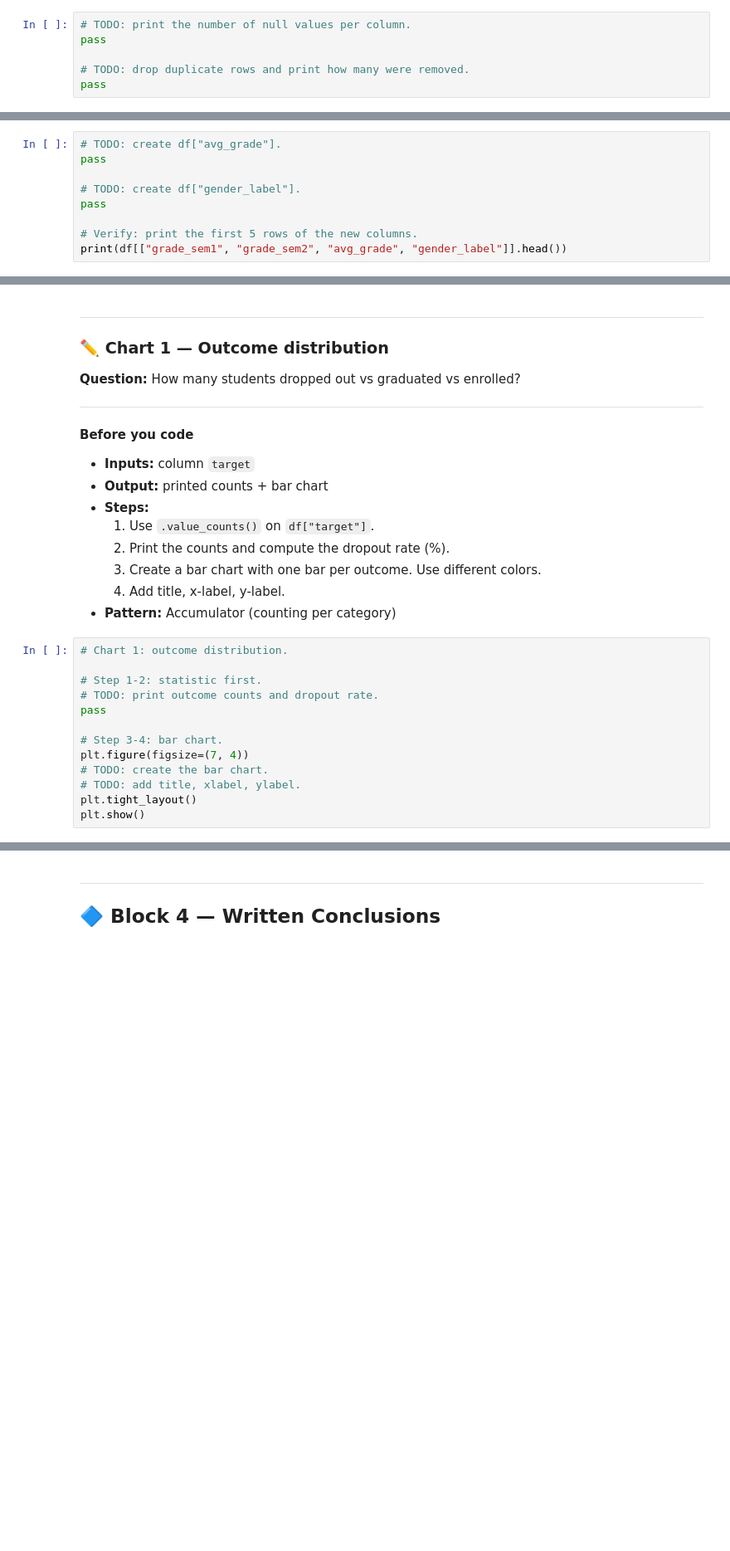
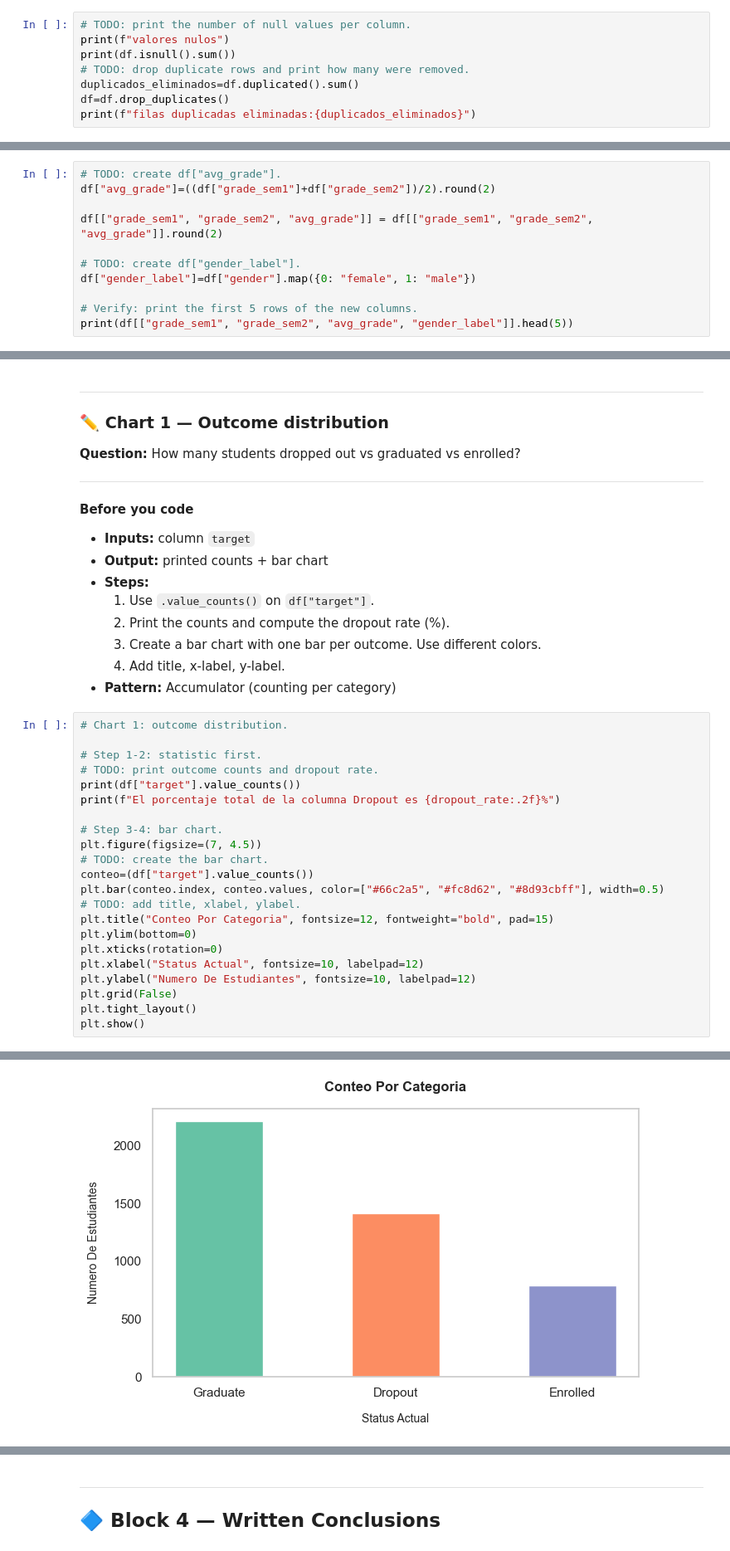
Before and after one commit to juliancho3110/python-courses, a Jupyter notebook: module11/module11_integrated_application.ipynb, the cells around one changed output, grey strips where cells are left out. Shown at 83% size. Drawn from its saved outputs; the diff is of its cells as text; blank space fills up the shorter version.

```diff
--- a/module11/module11_integrated_application.ipynb
+++ b/module11/module11_integrated_application.ipynb
@@ -203,6 +288,8 @@ print("Columns after renaming:", df.columns.tolist())
 # %%
 # TODO: print the number of null values per column.
-pass
-
+print(f"valores nulos")
+print(df.isnull().sum())
 # TODO: drop duplicate rows and print how many were removed.
-pass
+duplicados_eliminados=df.duplicated().sum()
+df=df.drop_duplicates()
+print(f"filas duplicadas eliminadas:{duplicados_eliminados}")
@@ -213,10 +316,12 @@ pass
 2. `gender_label`: map `0` → `"Female"`, `1` → `"Male"` using `.map()`
 # %%
 # TODO: create df["avg_grade"].
-pass
+df["avg_grade"]=((df["grade_sem1"]+df["grade_sem2"])/2).round(2)
+
+df[["grade_sem1", "grade_sem2", "avg_grade"]] = df[["grade_sem1", "grade_sem2", "avg_grade"]].round(2)
 
 # TODO: create df["gender_label"].
-pass
+df["gender_label"]=df["gender"].map({0: "female", 1: "male"})
 
 # Verify: print the first 5 rows of the new columns.
-print(df[["grade_sem1", "grade_sem2", "avg_grade", "gender_label"]].head())
+print(df[["grade_sem1", "grade_sem2", "avg_grade", "gender_label"]].head(5))
@@ -276,11 +393,21 @@ pass
 
 # Step 1-2: statistic first.
 # TODO: print outcome counts and dropout rate.
-pass
+print(df["target"].value_counts())
+print(f"El porcentaje total de la columna Dropout es {dropout_rate:.2f}%")
 
 # Step 3-4: bar chart.
-plt.figure(figsize=(7, 4))
+plt.figure(figsize=(7, 4.5))
 # TODO: create the bar chart.
+conteo=(df["target"].value_counts())
+plt.bar(conteo.index, conteo.values, color=["#66c2a5", "#fc8d62", "#8d93cbff"], width=0.5)
 # TODO: add title, xlabel, ylabel.
+plt.title("Conteo Por Categoria", fontsize=12, fontweight="bold", pad=15)
+plt.ylim(bottom=0)
+plt.xticks(rotation=0)
+plt.xlabel("Status Actual", fontsize=10, labelpad=12)
+plt.ylabel("Numero De Estudiantes", fontsize=10, labelpad=12)
+plt.grid(False)
 plt.tight_layout()
 plt.show()
+# %% [output]
@@ -287,3 +420,4 @@ plt.show()
+[figure, added]
 # %% [markdown]
 ---
 
```
Also changed, not shown: parts of 20 cells of this notebook.
